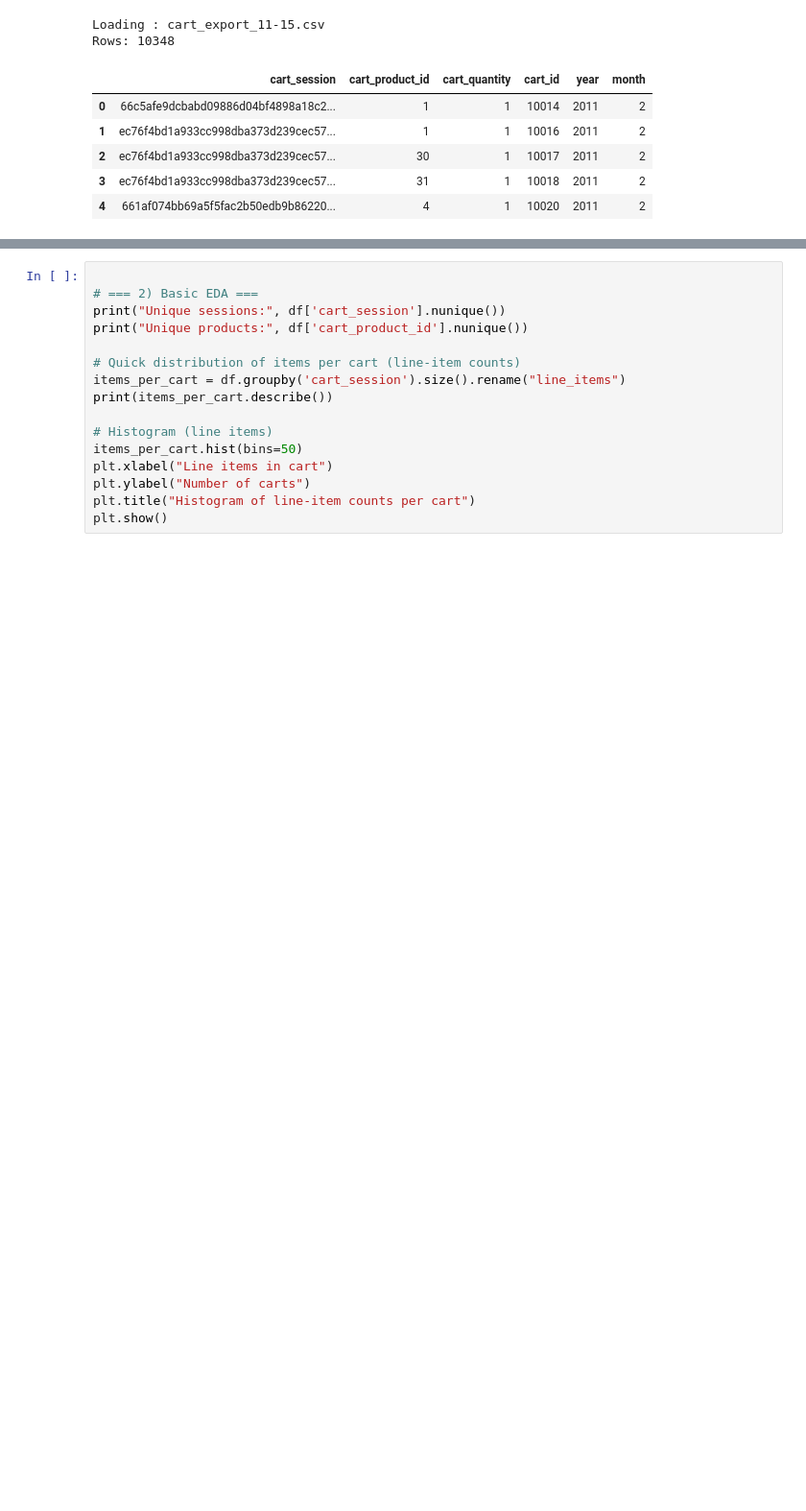
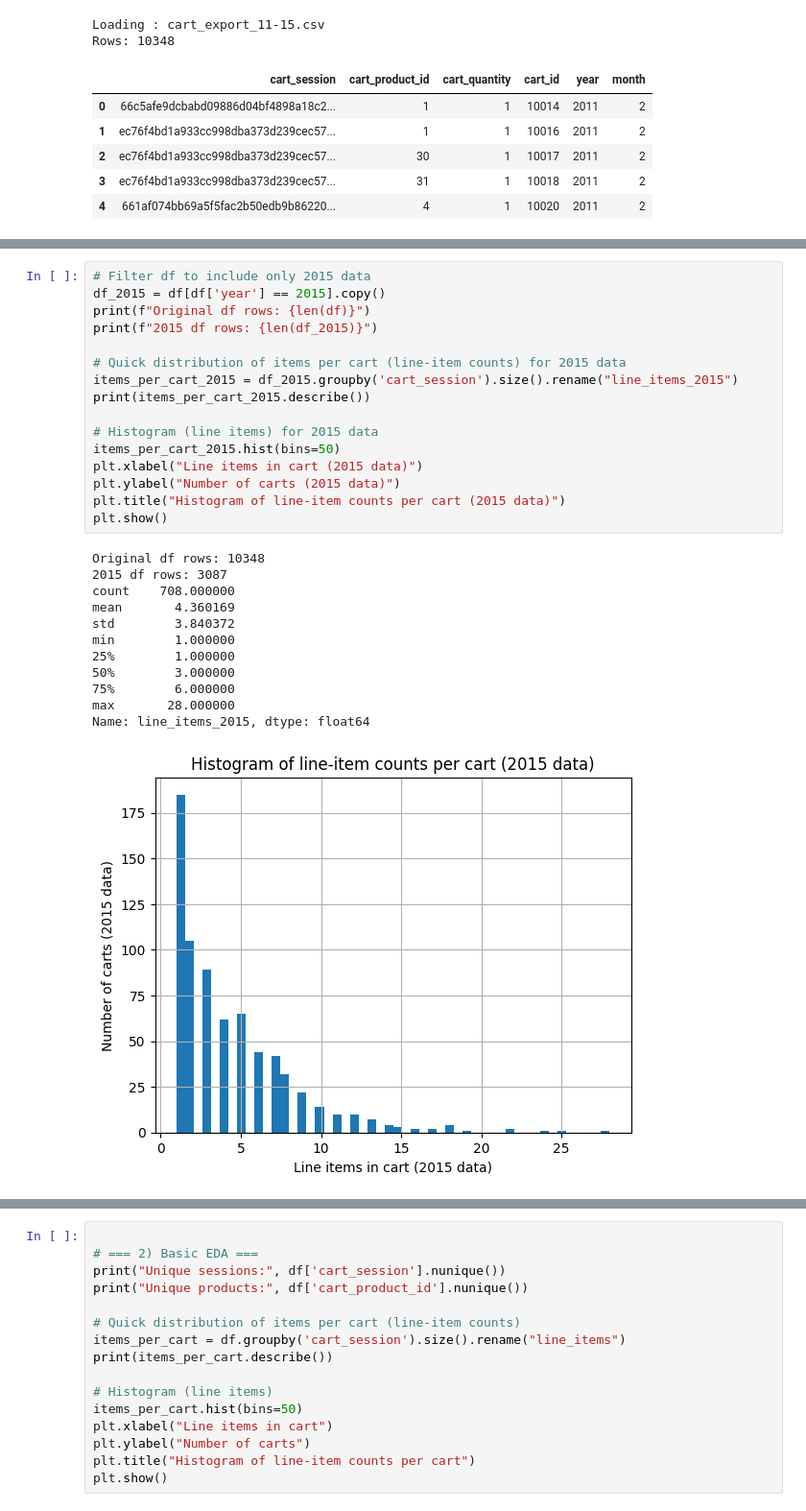
Before and after one commit to dpete0228/CSE455, a Jupyter notebook: docs/course/data/cart/2016_01recommender_notebook_v3.ipynb, the cells around one changed output, grey strips where cells are left out. Shown at 96% size. Saved outputs shown, nothing was run; the diff lists cells and outputs as text; blank space fills up the shorter version.

```diff
--- a/docs/course/data/cart/2016_01recommender_notebook_v3.ipynb
+++ b/docs/course/data/cart/2016_01recommender_notebook_v3.ipynb
@@ -48,0 +53,29 @@ Rows: 10348
+# %%
+# Filter df to include only 2015 data
+df_2015 = df[df['year'] == 2015].copy()
+print(f"Original df rows: {len(df)}")
+print(f"2015 df rows: {len(df_2015)}")
+
+# Quick distribution of items per cart (line-item counts) for 2015 data
+items_per_cart_2015 = df_2015.groupby('cart_session').size().rename("line_items_2015")
+print(items_per_cart_2015.describe())
+
+# Histogram (line items) for 2015 data
+items_per_cart_2015.hist(bins=50)
+plt.xlabel("Line items in cart (2015 data)")
+plt.ylabel("Number of carts (2015 data)")
+plt.title("Histogram of line-item counts per cart (2015 data)")
+plt.show()
+# %% [output]
+Original df rows: 10348
+2015 df rows: 3087
+count    708.000000
+mean       4.360169
+std        3.840372
+min        1.000000
+25%        1.000000
+50%        3.000000
+75%        6.000000
+max       28.000000
+Name: line_items_2015, dtype: float64
+[figure, added]
```
Also changed, not shown: parts of 22 cells of this notebook.
